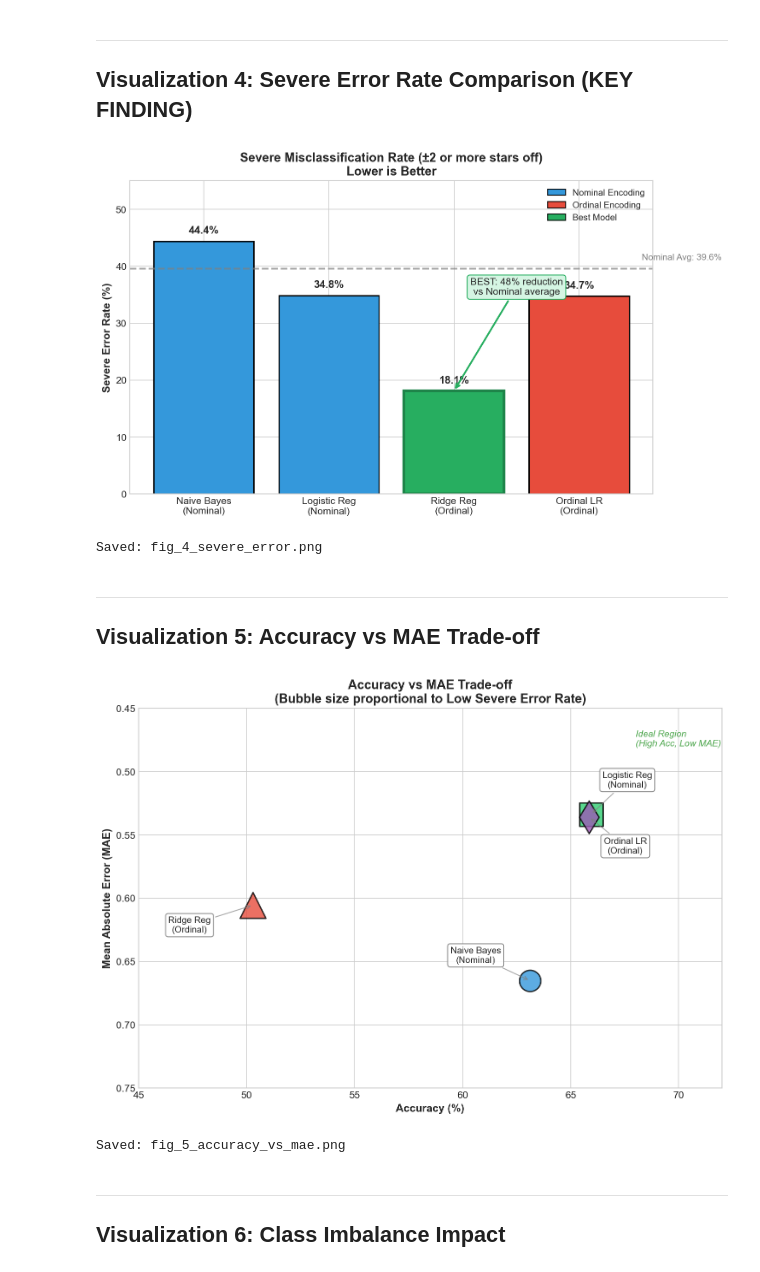
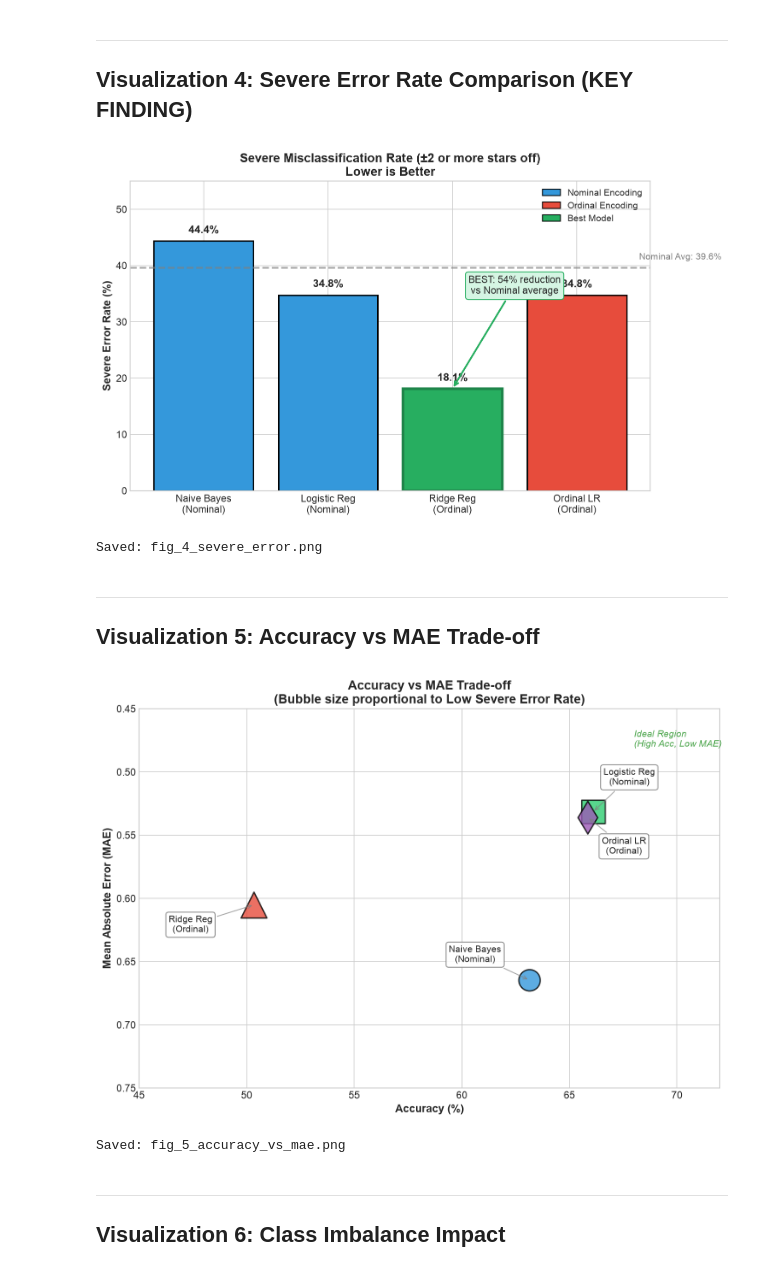
Before and after one commit to Atharv-Girish-Chaudhary/ordinal-sentiment-classification, a Jupyter notebook: notebooks/6_Additional_Visualizations.ipynb, the cells around one changed output. Drawn from its saved outputs; the diff is of its cells as text; code cells hidden in the pictures.

```diff
--- a/notebooks/6_Additional_Visualizations.ipynb
+++ b/notebooks/6_Additional_Visualizations.ipynb
@@ -303,7 +310,7 @@ fig, ax = plt.subplots(figsize=(10, 6))
 
 models = ['Naive Bayes\n(Nominal)', 'Logistic Reg\n(Nominal)',
           'Ridge Reg\n(Ordinal)', 'Ordinal LR\n(Ordinal)']
-severe_rates = [44.37, 34.83, 18.08, 34.74]
+severe_rates = (df_results['Severe_Error'] * 100).tolist()
 colors = ['#3498db', '#3498db', '#27ae60', '#e74c3c']
 
 bars = ax.bar(models, severe_rates, color=colors, edgecolor='black', linewidth=1.5)
@@ -315,39 +322,40 @@ bars[2].set_linewidth(3)
 # Add value labels
 for bar, rate in zip(bars, severe_rates):
     height = bar.get_height()
     ax.text(bar.get_x() + bar.get_width()/2., height + 1,
             f'{rate:.1f}%', ha='center', va='bottom', fontsize=12, fontweight='bold')
 
-# Add annotation for best model
-ax.annotate('BEST: 48% reduction\nvs Nominal average',
-            xy=(2, 18.08), xytext=(2.5, 35),
+# Add annotation for best model: its reduction against the average of the two nominal models
+nominal_avg = df_results.loc[df_results['Encoding'] == 'Nominal', 'Severe_Error'].mean() * 100
+reduction_vs_nominal_avg = (nominal_avg - severe_rates[2]) / nominal_avg * 100
+ax.annotate(f'BEST: {reduction_vs_nominal_avg:.0f}% reduction\nvs Nominal average',
+            xy=(2, severe_rates[2]), xytext=(2.5, 35),
             fontsize=11, ha='center',
             arrowprops=dict(arrowstyle='->', color='#27ae60', lw=2),
             bbox=dict(boxstyle='round,pad=0.3', facecolor='#d5f5e3', edgecolor='#27ae60'))
 
 ax.set_ylabel('Severe Error Rate (%)', fontsize=12, fontweight='bold')
 ax.set_title('Severe Misclassification Rate (±2 or more stars off)\nLower is Better',
              fontsize=14, fontweight='bold')
 ax.set_ylim(0, 55)
 
-# Add nominal average line
-nominal_avg = (44.37 + 34.83) / 2
+# Add nominal average line (nominal_avg is computed above)
 ax.axhline(y=nominal_avg, color='gray', linestyle='--', alpha=0.7, linewidth=2)
 ax.text(3.5, nominal_avg + 1.5, f'Nominal Avg: {nominal_avg:.1f}%', fontsize=10, color='gray')
 
 # Add color legend
 from matplotlib.patches import Patch
 legend_elements = [Patch(facecolor='#3498db', edgecolor='black', label='Nominal Encoding'),
                    Patch(facecolor='#e74c3c', edgecolor='black', label='Ordinal Encoding'),
                    Patch(facecolor='#27ae60', edgecolor='black', label='Best Model')]
 ax.legend(handles=legend_elements, loc='upper right', fontsize=10)
 
 plt.tight_layout()
 plt.savefig(f'{OUTPUT_PATH}fig_4_severe_error.png', facecolor='white')
 plt.show()
 print("\nSaved: fig_4_severe_error.png")
 # %% [output]
-[figure, old version]
+[figure, new version]
 Saved: fig_4_severe_error.png
 # %% [markdown]
 ---
@@ -357,9 +365,9 @@ fig, ax = plt.subplots(figsize=(10, 7))
 
 # Data
 models_short = ['NB', 'LR', 'Ridge', 'OLR']
-accuracy = [63.12, 65.95, 50.29, 65.86]
-mae = [0.6651, 0.5337, 0.6055, 0.5360]
-severe = [44.37, 34.83, 18.08, 34.74]
+accuracy = (df_results['Accuracy'] * 100).tolist()
+mae = df_results['MAE'].tolist()
+severe = (df_results['Severe_Error'] * 100).tolist()
 colors = ['#3498db', '#2ecc71', '#e74c3c', '#9b59b6']
 markers = ['o', 's', '^', 'd']
 
@@ -371,10 +379,10 @@ for i, (acc, m, sev, c, mark, name) in enumerate(zip(accuracy, mae, severe, colo
 
 # Add annotations
 annotations = [
-    ('Naive Bayes\n(Nominal)', (63.12, 0.6651), (-60, 20)),
-    ('Logistic Reg\n(Nominal)', (65.95, 0.5337), (40, 30)),
-    ('Ridge Reg\n(Ordinal)', (50.29, 0.6055), (-70, -30)),
-    ('Ordinal LR\n(Ordinal)', (65.86, 0.5360), (40, -40))
+    ('Naive Bayes\n(Nominal)', (accuracy[0], mae[0]), (-60, 20)),
+    ('Logistic Reg\n(Nominal)', (accuracy[1], mae[1]), (40, 30)),
+    ('Ridge Reg\n(Ordinal)', (accuracy[2], mae[2]), (-70, -30)),
+    ('Ordinal LR\n(Ordinal)', (accuracy[3], mae[3]), (40, -40))
 ]
 
 for name, (x, y), offset in annotations:
@@ -401,7 +409,7 @@ plt.savefig(f'{OUTPUT_PATH}fig_5_accuracy_vs_mae.png', facecolor='white')
 plt.show()
 print("\nSaved: fig_5_accuracy_vs_mae.png")
 # %% [output]
-[figure, old version]
+[figure, new version]
 Saved: fig_5_accuracy_vs_mae.png
 # %% [markdown]
 ---
```
Also changed, not shown: parts of 16 cells of this notebook, 9 other files.
